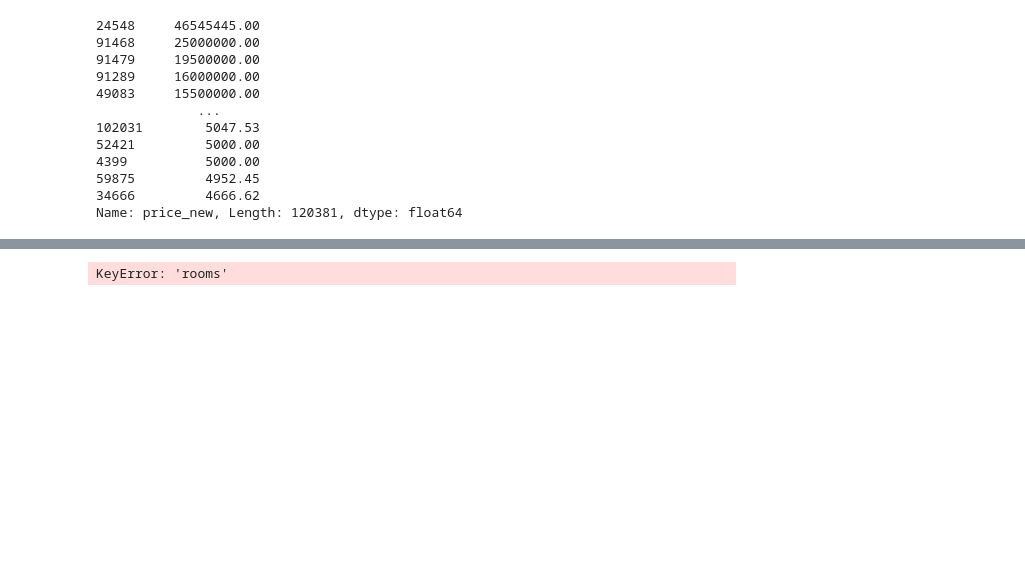
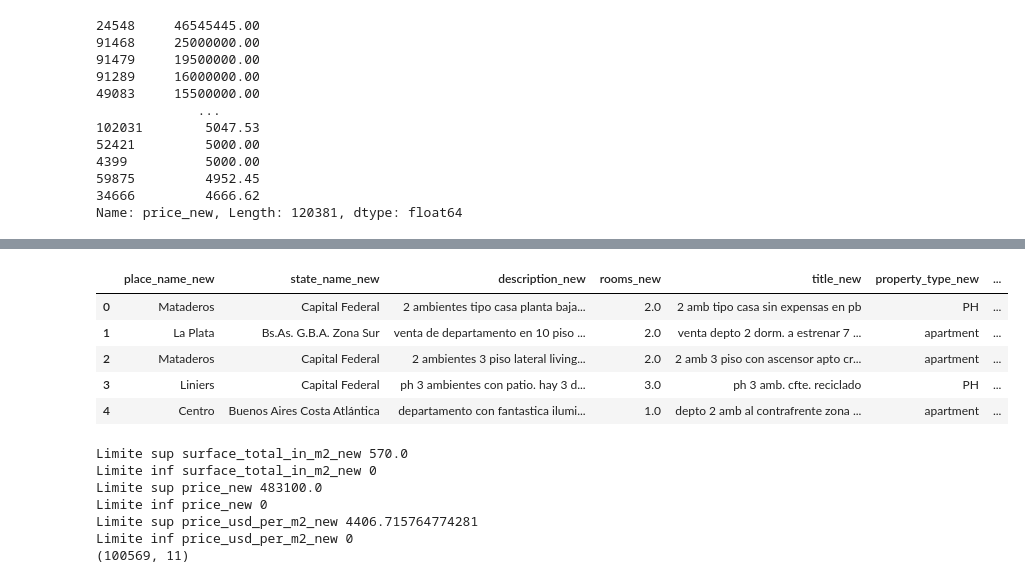
Before and after one commit to Yanina92/grupo_8_data_science_dh, a Jupyter notebook: TP_ENTREGA_GRUPO_8.ipynb, the cells around one changed output, grey strips where cells are left out. Saved outputs shown, nothing was run; the diff lists cells and outputs as text; code cells hidden in the pictures; blank space fills up the shorter version.

```diff
--- a/TP_ENTREGA_GRUPO_8.ipynb
+++ b/TP_ENTREGA_GRUPO_8.ipynb
@@ -2591,14 +2642,23 @@ Name: price_new, Length: 120381, dtype: float64
+# %%
+data_model.head(5)
+# %% [output]
+|  | place_name_new | state_name_new | description_new | rooms_new | title_new | property_type_new | ... |
+| 0 | Mataderos | Capital Federal | 2 ambientes tipo casa planta baja... | 2.0 | 2 amb tipo casa sin expensas en pb | PH | ... |
+| 1 | La Plata | Bs.As. G.B.A. Zona Sur | venta de departamento en 10 piso ... | 2.0 | venta depto 2 dorm. a estrenar 7 ... | apartment | ... |
+| 2 | Mataderos | Capital Federal | 2 ambientes 3 piso lateral living... | 2.0 | 2 amb 3 piso con ascensor apto cr... | apartment | ... |
+| 3 | Liniers | Capital Federal | ph 3 ambientes con patio. hay 3 d... | 3.0 | ph 3 amb. cfte. reciclado | PH | ... |
+| 4 | Centro | Buenos Aires Costa Atlántica | departamento con fantastica ilumi... | 1.0 | depto 2 amb al contrafrente zona ... | apartment | ... |
 # %%
 # LIMPIEZA DE OUTLIERS
 # %%
-columnas = 'rooms', 'surface_total_in_m2_new', 'price_new'
+columnas = 'surface_total_in_m2_new', 'price_new', 'price_usd_per_m2_new'
 
 for columna in columnas:
     columna_limpia = data_model[columna]
 
     q1 = columna_limpia.quantile(0.25)
     #print(q1)
-    q3 = columna_limpia.quantile(0.85)
+    q3 = columna_limpia.quantile(0.75)
     #print(q3)
     iqr = (q3 - q1) * 1.5
 
@@ -2616,4 +2676,10 @@ for columna in columnas:
 
 print(data_model.shape)
 # %% [output]
-KeyError: 'rooms'
+Limite sup surface_total_in_m2_new 570.0
+Limite inf surface_total_in_m2_new 0
+Limite sup price_new 483100.0
+Limite inf price_new 0
+Limite sup price_usd_per_m2_new 4406.715764774281
+Limite inf price_usd_per_m2_new 0
+(100569, 11)
```
Also changed, not shown: parts of 27 cells of this notebook.
